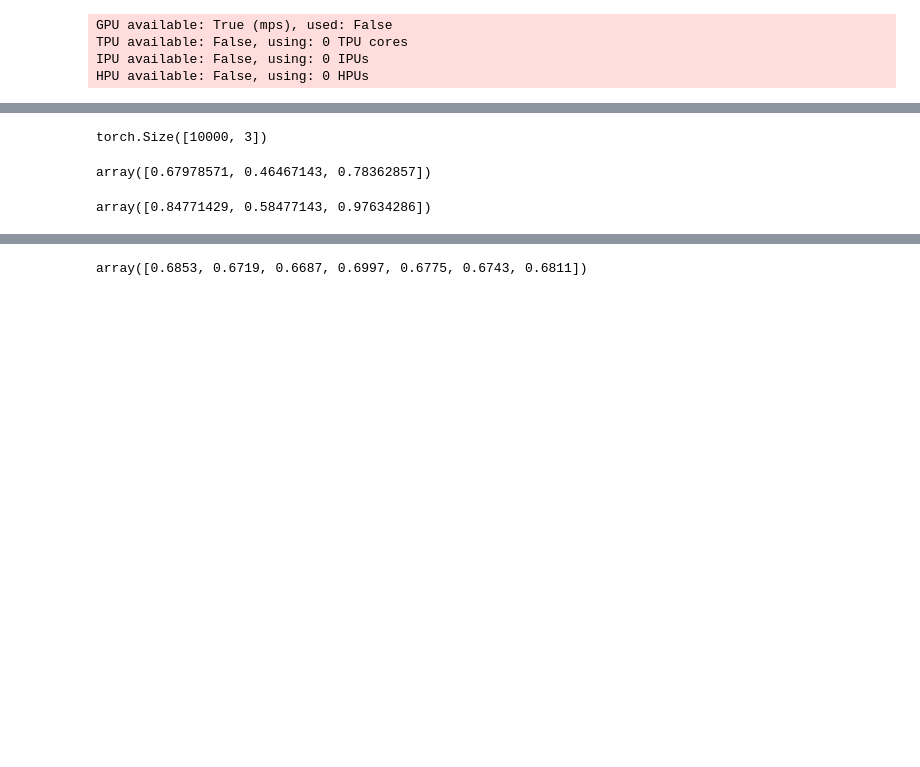
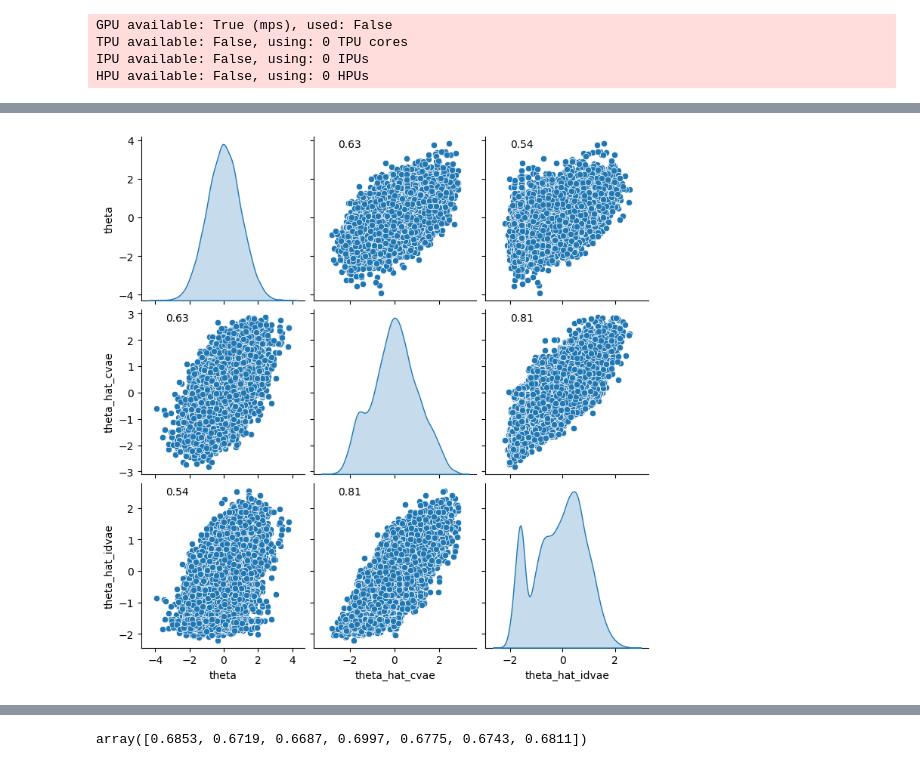
Before and after one commit to KarelVeldkamp/VAE-MIRT-Missing, a Jupyter notebook: scratch.ipynb, the cells around one changed output, grey strips where cells are left out. Cells and saved outputs as stored; diff of their text form; code cells hidden in the pictures; blank space fills up the shorter version.

```diff
--- a/scratch.ipynb
+++ b/scratch.ipynb
@@ -242,2 +304,6 @@ CVAE(
 # %%
-theta_est, sigma_est = vae.encoder(data, mask)
+theta_est, log_sigma_est = vae.encoder(data)
+sigma_est = torch.exp(log_sigma_est)
+z = theta_est.detach().numpy()
+
+sigma_est = sigma_est.detach().numpy()
@@ -246,0 +310,9 @@ np.savetxt("/Users/karel/Documents/VAE missing/sigma/sigma_est_cvae.csv", sigma_
+# %%
+N = 10
+dev = np.zeros((10000,3, N))
+for i in range(N):
+    sample = vae.sampler(theta_est, log_sigma_est)
+
+    dev[:,:, i] = (sample-theta_est).detach().numpy()
+
+SD = np.sqrt(np.sum(np.power(dev, 2), axis=2))/np.sqrt(N)
@@ -247,4 +346,30 @@ np.savetxt("/Users/karel/Documents/VAE missing/sigma/sigma_est_cvae.csv", sigma_
+# %%
+import seaborn as sns
+
+# Combine the arrays into a single DataFrame
+data = pd.DataFrame({'theta': theta[:,2], 'theta_hat_cvae': theta_est_c[:,2], 'theta_hat_idvae': theta_est_id[:,2]})
+
+# Create a pairplot using Seaborn
+#sns.pairplot(data, corner=True)
+
+# Create a pairplot using Seaborn with correlation coefficients
+g = sns.pairplot(data, kind="scatter", diag_kind="kde")
+
+# Calculate correlation coefficients
+correlation_matrix = data.corr()
+
+# Annotate correlation coefficients using a heatmap
+# Annotate correlation coefficients in the top-left corner of each plot
+for i, row in enumerate(correlation_matrix.values):
+    for j, value in enumerate(row):
+        if i != j:
+            x_pos = 0.15  # X-coordinate for annotation
+            y_pos = 0.95  # Y-coordinate for annotation
+            g.axes[i, j].annotate(f"{value:.2f}", (x_pos, y_pos), xycoords='axes fraction', ha='left', va='center')
+
+# Display the plot
+plt.show()
+# %% [output]
+[figure, added]
 # %%
-sigma_est.shape
+np.savetxt("/Users/karel/Documents/VAE missing/sigma/theta_true_vae.csv", theta, delimiter=',')
-# %% [output]
-torch.Size([10000, 3])
@@ -255,31 +375,0 @@ np.savetxt("/Users/karel/Documents/VAE missing/sigma/data_cvae.csv", data, delim
-# %%
-# cvae 25%
-cvae25 = np.array([
- [0.6853, 0.4569, 0.7890],
- [0.6719, 0.4571, 0.7944],
- [0.6687, 0.4558, 0.7418],
- [0.6997, 0.4639, 0.7788],
- [0.6775, 0.4796, 0.7957],
- [0.6743, 0.4511, 0.7987],
- [0.6811, 0.4883, 0.7870]
-])
-
-np.mean(cvae25, 0)
-# %% [output]
-array([0.67978571, 0.46467143, 0.78362857])
-# %%
-# cvae 75%
-cvae75 = np.array([
- [0.8674, 0.5768, 0.9767],
- [0.8158, 0.5351, 0.9316],
- [0.8662, 0.5979,
-  0.9785],
- [0.8256, 0.5538, 0.9322],
- [0.8256, 0.5538, 0.9322],
- [0.8361, 0.6410, 1.0308],
- [0.8973, 0.6350, 1.0524]
-])
-
-np.mean(cvae75, 0)
-# %% [output]
-array([0.84771429, 0.58477143, 0.97634286])
```
Also changed, not shown: parts of 28 cells of this notebook, 19 other files.
